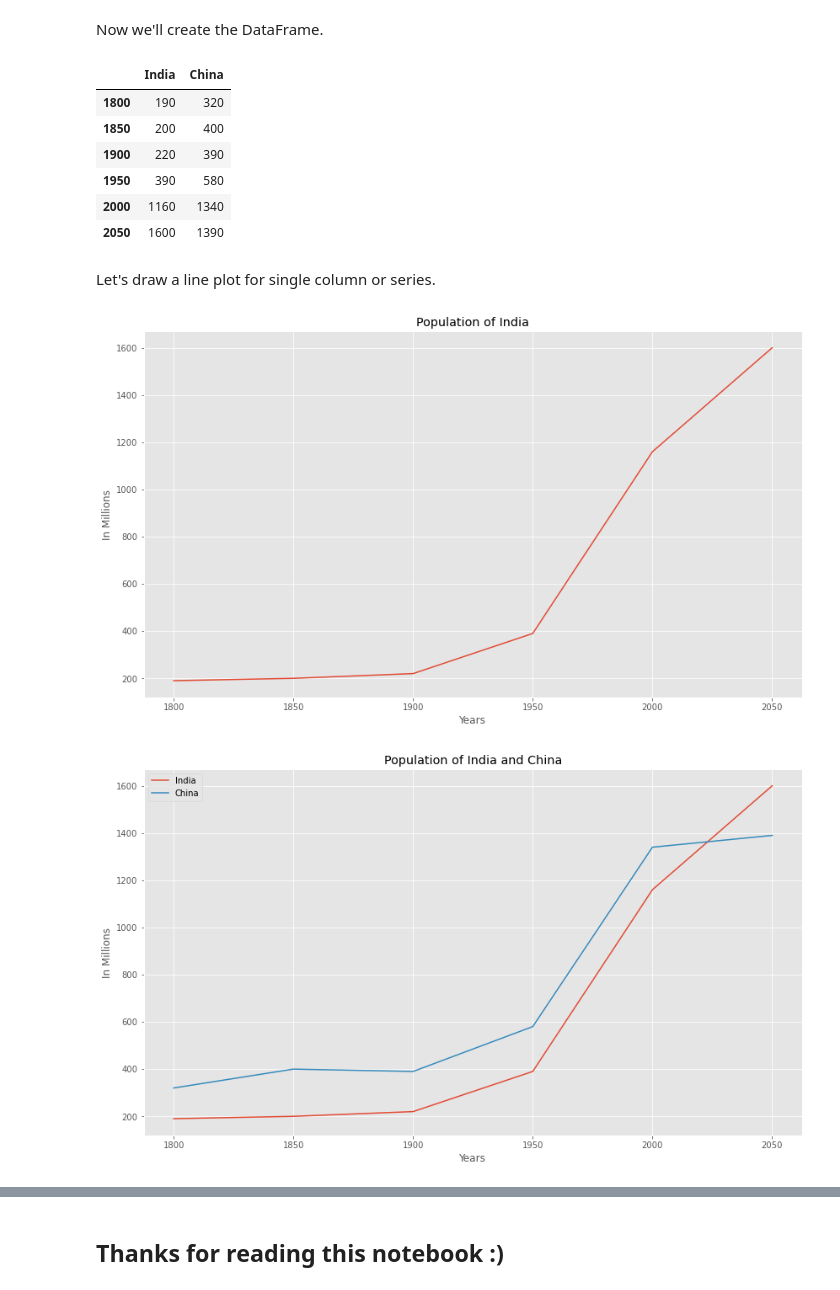
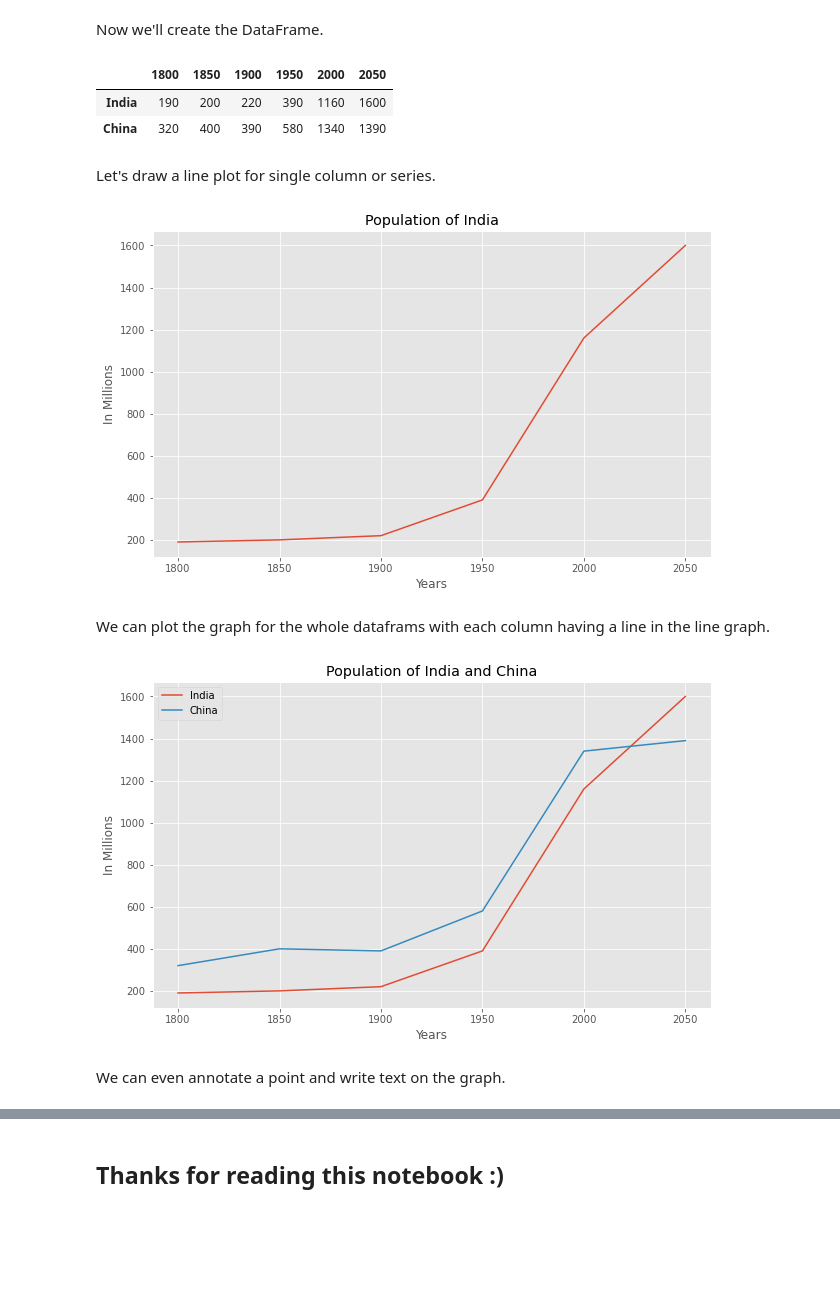
Before and after one commit to Tarun-Kamboj/Data_Visualization_with_Python, a Jupyter notebook: Line Plot/Notebook.ipynb, the cells around one changed output, grey strips where cells are left out. Saved outputs shown, nothing was run; the diff lists cells and outputs as text; code cells hidden in the pictures; blank space fills up the shorter version.

Commit message:
Line Plot

```diff
--- a/Line Plot/Notebook.ipynb
+++ b/Line Plot/Notebook.ipynb
@@ -18,34 +24,50 @@ mpl.style.use(['ggplot'])        # optional: for ggplot-like style of plots
 # %% [markdown]
 Now we'll create the DataFrame.
 # %%
-data = {'India': [190, 200, 220, 390, 1160, 1600],  'China': [320, 400, 390, 580, 1340, 1390]}       # dict for the data to be used in dataframe
-index = [1800, 1850, 1900, 1950, 2000, 2050]        # list for indexes to be used in dataframe
-df = pd.DataFrame(data, index=index)      # making dataframe
-df      # showing dataframe
+# dict for dummy data to be used in dataframe
+data = {
+    'India': [190, 200, 220, 390, 1160, 1600],
+    'China': [320, 400, 390, 580, 1340, 1390]
+}
+
+# list for indexes to be used in dataframe
+index = [1800, 1850, 1900, 1950, 2000, 2050]
+
+# making dataframe
+df = pd.DataFrame(data, index=index)
+
+# showing dataframe
+df.T
 # %% [output]
-|  | India | China |
-| 1800 | 190 | 320 |
-| 1850 | 200 | 400 |
-| 1900 | 220 | 390 |
-| 1950 | 390 | 580 |
-| 2000 | 1160 | 1340 |
-| 2050 | 1600 | 1390 |
+|  | 1800 | 1850 | 1900 | 1950 | 2000 | 2050 |
+| India | 190 | 200 | 220 | 390 | 1160 | 1600 |
+| China | 320 | 400 | 390 | 580 | 1340 | 1390 |
 # %% [markdown]
 Let's draw a line plot for single column or series.
 # %%
-df['India'].plot(kind='line', figsize=(14, 8))      # plotting for single column and specifying the size and kind of plot
-plt.title('Population of India')       # title of the plot
-plt.ylabel('In Millions')          # label for the y-axis
-plt.xlabel('Years')          # label for the x-axis
-plt.show()          # showing the plot
+# plotting for single column and specifying the size and kind of plot
+df['India'].plot(kind='line', figsize=(10, 6))
+
+# giving titles and labels
+plt.title('Population of India')
+plt.ylabel('In Millions')
+plt.xlabel('Years')
+
+ # showing the plot
+plt.show()
 # %% [output]
-[figure, old version]
+[figure, new version]
+# %% [markdown]
+We can plot the graph for the whole dataframs with each column having a line in the line graph.
 # %%
-df.plot(kind='line', figsize=(14, 8))        # plotting for whole dataframe and specifying the size and kind of plot
+# plotting for whole dataframe
+df.plot(kind='line', figsize=(10, 6))
 plt.title('Population of India and China')
 plt.ylabel('In Millions')
 plt.xlabel('Years')
 plt.show()
 # %% [output]
-[figure, old version]
+[figure, new version]
+# %% [markdown]
+We can even annotate a point and write text on the graph.
 # %%
```
Also changed, not shown: parts of 4 cells of this notebook.
